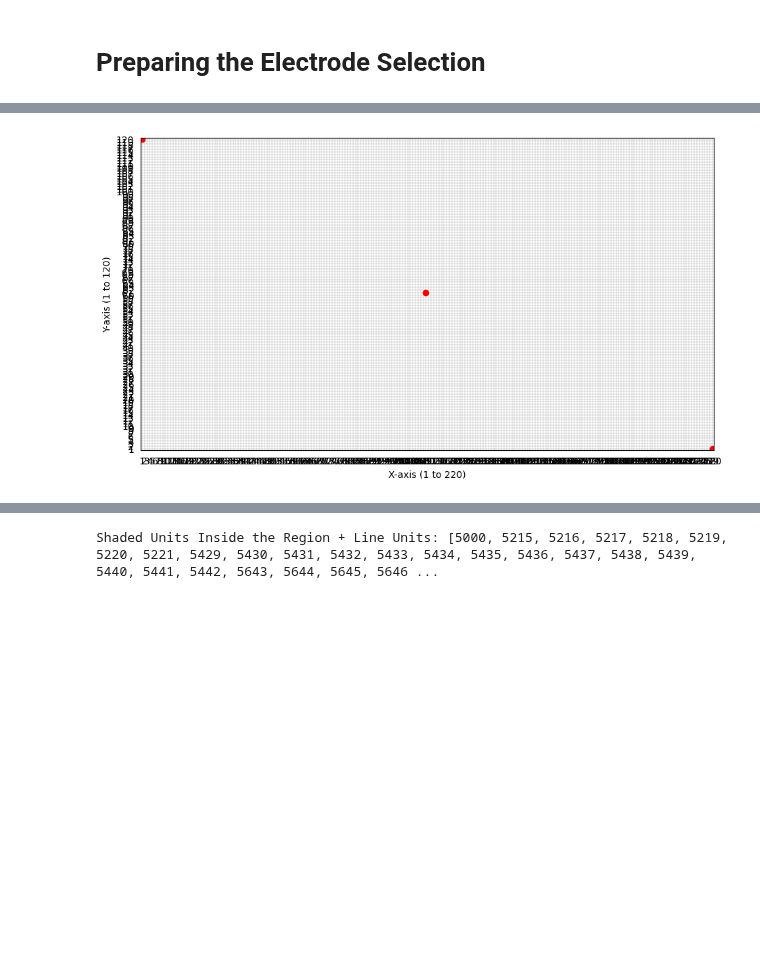
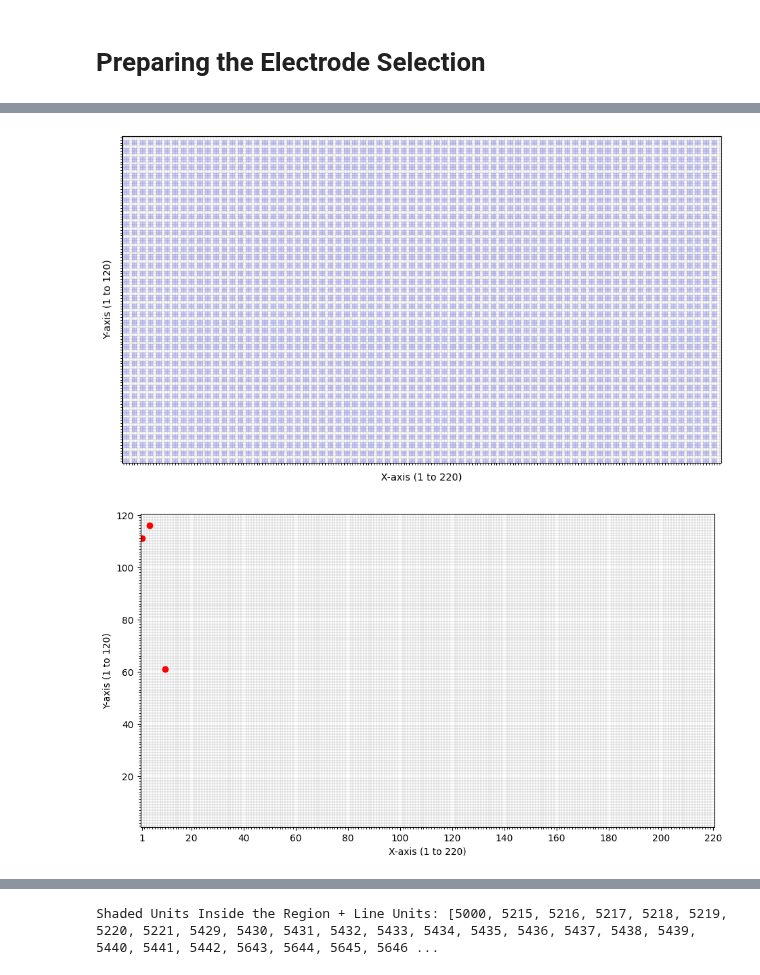
Before and after one commit to roybens/MEA_Analysis, a Jupyter notebook: apiscript_ROI.ipynb, the cells around one changed output, grey strips where cells are left out. Drawn from its saved outputs; the diff is of its cells as text; code cells hidden in the pictures; blank space fills up the shorter version.

```diff
--- a/apiscript_ROI.ipynb
+++ b/apiscript_ROI.ipynb
@@ -162,6 +241,8 @@ def create_grid_with_hover(rows=120, cols=220, highlight_coords=None):
     # Create a blank grid
     grid = np.zeros((rows, cols))
 
+# Example usage
+
     # Convert (x, y) coordinates to grid indices and highlight them
     if highlight_coords:
         for x, y in highlight_coords:
@@ -177,36 +258,41 @@ def create_grid_with_hover(rows=120, cols=220, highlight_coords=None):
     if highlight_coords:
         for x, y in highlight_coords:
             ax.plot(x, rows - y + 1, 'ro')  # Plot red dot at the specified coordinate
 
     # Set gridlines
-    ax.set_xticks(np.arange(1, cols + 1, 1))
-    ax.set_yticks(np.arange(1, rows + 1, 1))
-    ax.grid(which="major", color="black", linestyle="-", linewidth=0.1)
-    ax.tick_params(which="major", bottom=False, left=False)
+    ax.set_xticks(np.arange(1, cols + 1, 1), minor=True)
+    ax.set_yticks(np.arange(1, rows + 1, 1), minor=True)
+    ax.grid(which="minor", color="black", linestyle="-", linewidth=0.1)
+
+    # Remove x and y axis ticks
+    ax.set_xticks([1, 20, 40, 60, 80, 100, 120, 140, 160, 180, 200, 220])
+    ax.set_yticks([120, 100, 80, 60, 40, 20, 0])
 
     # Set axis labels
     ax.set_xlabel("X-axis (1 to 220)")
     ax.set_ylabel("Y-axis (1 to 120)")
     ax.set_xlim(0.5, cols + 0.5)
     ax.set_ylim(0.5, rows + 0.5)
 
     # Add hover functionality
     def on_hover(event):
         if event.inaxes == ax:
             # Convert mouse position to grid coordinates
             x = int(event.xdata + 0.5)  # Round to nearest integer
             y = int(rows - event.ydata + 0.5)  # Adjust for inverted y-axis
             if 1 <= x <= cols and 1 <= y <= rows:
                 ax.set_title(f"Hovering over: (x={x}, y={y})")
                 fig.canvas.draw_idle()
 
     fig.canvas.mpl_connect("motion_notify_event", on_hover)
 
     plt.show()
 
 # Example usage
 # Input coordinate pairs (x, y) to highlight
-highlight_coords = [(1, 1), (220, 120), (110, 60)]  # Example coordinates
+highlight_coords = [(4, 5), (1, 10), (10, 60)]  # Example coordinates
+create_grid_with_shaded_blocks()
 create_grid_with_hover(highlight_coords=highlight_coords)
 # %% [output]
-[figure, old version]
+[figure, new version]
+[figure, added]
```
Also changed, not shown: parts of 8 cells of this notebook.
